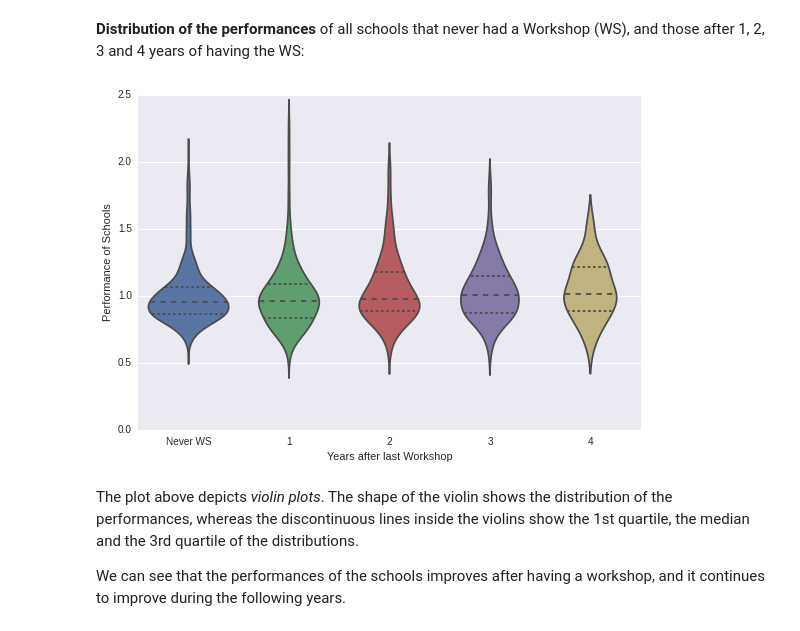
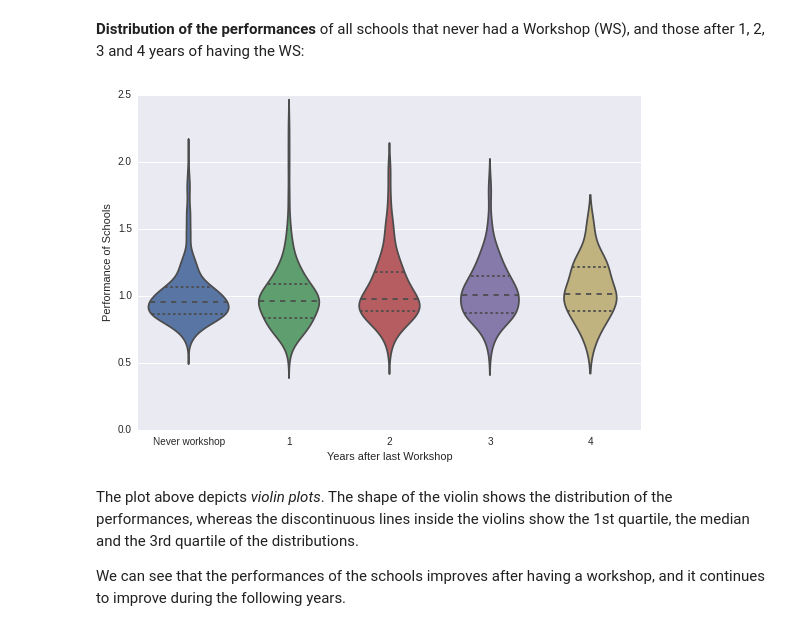
Before and after one commit to queise/JamboBukobaDataDive, a Jupyter notebook: Workshop_Impact/Workshop_Impact.ipynb, the cells around one changed output. Saved outputs shown, nothing was run; the diff lists cells and outputs as text; code cells hidden in the pictures.

```diff
--- a/Workshop_Impact/Workshop_Impact.ipynb
+++ b/Workshop_Impact/Workshop_Impact.ipynb
@@ -417,13 +417,13 @@ Remember that the performance is the average mark weighted over the mean mark th
 # %%
 fig, ax = plt.subplots(figsize=(9,6))
 ax = sns.violinplot(x=df[['Av_Perfs_NoWS']+Perfs_afterWScols], inner="quartile")
 ax.set_xlabel('Years after last Workshop')
 ax.set_ylabel('Performance of Schools')
-ax.set_xticklabels(["Never WS","1", "2", "3", "4"])
+ax.set_xticklabels(["Never workshop","1", "2", "3", "4"])
 fig.savefig('Performance_years_after_WS.eps', format='eps', dpi=100)
 fig.savefig('Performance_years_after_WS.pdf', format='pdf', dpi=100)
 # %% [output]
-[figure, old version]
+[figure, new version]
 # %% [markdown]
 The plot above depicts *violin plots*. The shape of the violin shows the distribution of the performances, whereas the discontinuous lines inside the violins show the 1st quartile, the median and the 3rd quartile of the distributions.
 
```
Also changed, not shown: parts of 1 cell of this notebook.
